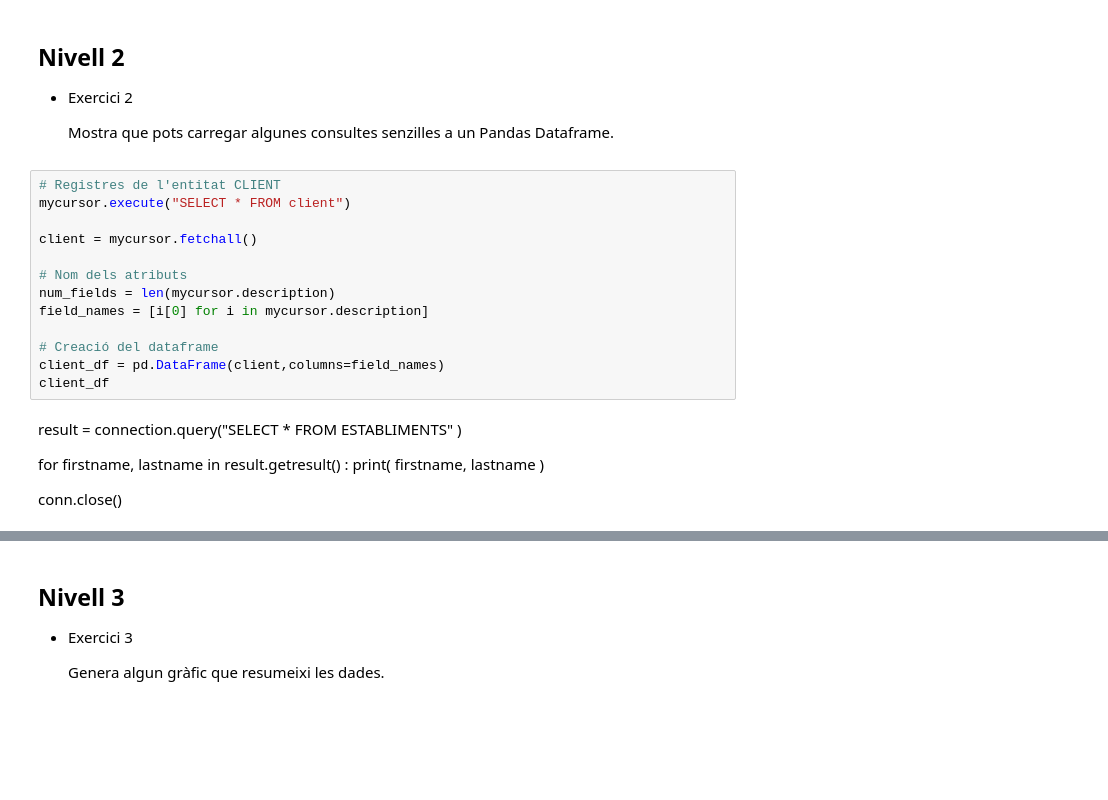
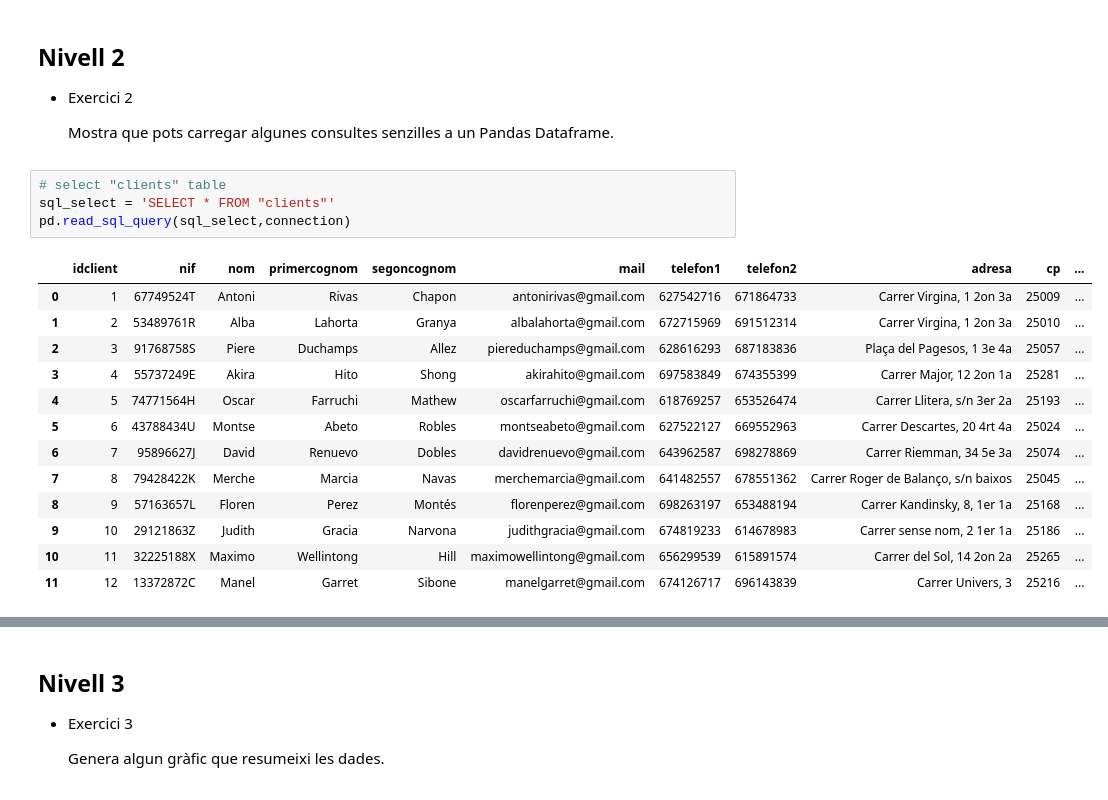
Before and after one commit to aribavertex/tasques_it_academy, a Jupyter notebook: _S17_T02_Bases_de_dades_relacionals.ipynb, the cells around one changed output, grey strips where cells are left out. Drawn from its saved outputs; the diff is of its cells as text; blank space fills up the shorter version.

```diff
--- a/_S17_T02_Bases_de_dades_relacionals.ipynb
+++ b/_S17_T02_Bases_de_dades_relacionals.ipynb
@@ -753,23 +735,21 @@ for x in pgresult:
 - Exercici 2
 
     Mostra que pots carregar algunes consultes senzilles a un Pandas Dataframe.
-# %%
-# Registres de l'entitat CLIENT
-mycursor.execute("SELECT * FROM client")
-
-client = mycursor.fetchall()
-
-# Nom dels atributs
-num_fields = len(mycursor.description)
-field_names = [i[0] for i in mycursor.description]
-
-# Creació del dataframe
-client_df = pd.DataFrame(client,columns=field_names)
-client_df
-# %% [markdown]
-result = connection.query("SELECT * FROM ESTABLIMENTS" )
-
-for firstname, lastname in result.getresult() :
-    print( firstname, lastname )
-
-conn.close()
+# %%
+# select "clients" table
+sql_select = 'SELECT * FROM "clients"'
+pd.read_sql_query(sql_select,connection)
+# %% [output]
+|  | idclient | nif | nom | primercognom | segoncognom | mail | telefon1 | telefon2 | adresa | cp | ... |
+| 0 | 1 | 67749524T | Antoni | Rivas | Chapon | antonirivas@gmail.com | 627542716 | 671864733 | Carrer Virgina, 1 2on 3a | 25009 | ... |
+| 1 | 2 | 53489761R | Alba | Lahorta | Granya | albalahorta@gmail.com | 672715969 | 691512314 | Carrer Virgina, 1 2on 3a | 25010 | ... |
+| 2 | 3 | 91768758S | Piere | Duchamps | Allez | piereduchamps@gmail.com | 628616293 | 687183836 | Plaça del Pagesos, 1 3e 4a | 25057 | ... |
+| 3 | 4 | 55737249E | Akira | Hito | Shong | akirahito@gmail.com | 697583849 | 674355399 | Carrer Major, 12 2on 1a | 25281 | ... |
+| 4 | 5 | 74771564H | Oscar | Farruchi | Mathew | oscarfarruchi@gmail.com | 618769257 | 653526474 | Carrer Llitera, s/n 3er 2a | 25193 | ... |
+| 5 | 6 | 43788434U | Montse | Abeto | Robles | montseabeto@gmail.com | 627522127 | 669552963 | Carrer Descartes, 20 4rt 4a | 25024 | ... |
+| 6 | 7 | 95896627J | David | Renuevo | Dobles | davidrenuevo@gmail.com | 643962587 | 698278869 | Carrer Riemman, 34 5e 3a | 25074 | ... |
+| 7 | 8 | 79428422K | Merche | Marcia | Navas | merchemarcia@gmail.com | 641482557 | 678551362 | Carrer Roger de Balanço, s/n baixos | 25045 | ... |
+| 8 | 9 | 57163657L | Floren | Perez | Montés | florenperez@gmail.com | 698263197 | 653488194 | Carrer Kandinsky, 8, 1er 1a | 25168 | ... |
+| 9 | 10 | 29121863Z | Judith | Gracia | Narvona | judithgracia@gmail.com | 674819233 | 614678983 | Carrer sense nom, 2 1er 1a | 25186 | ... |
+| 10 | 11 | 32225188X | Maximo | Wellintong | Hill | maximowellintong@gmail.com | 656299539 | 615891574 | Carrer del Sol, 14 2on 2a | 25265 | ... |
+| 11 | 12 | 13372872C | Manel | Garret | Sibone | manelgarret@gmail.com | 674126717 | 696143839 | Carrer Univers, 3 | 25216 | ... |
```
Also changed, not shown: parts of 53 cells of this notebook.
